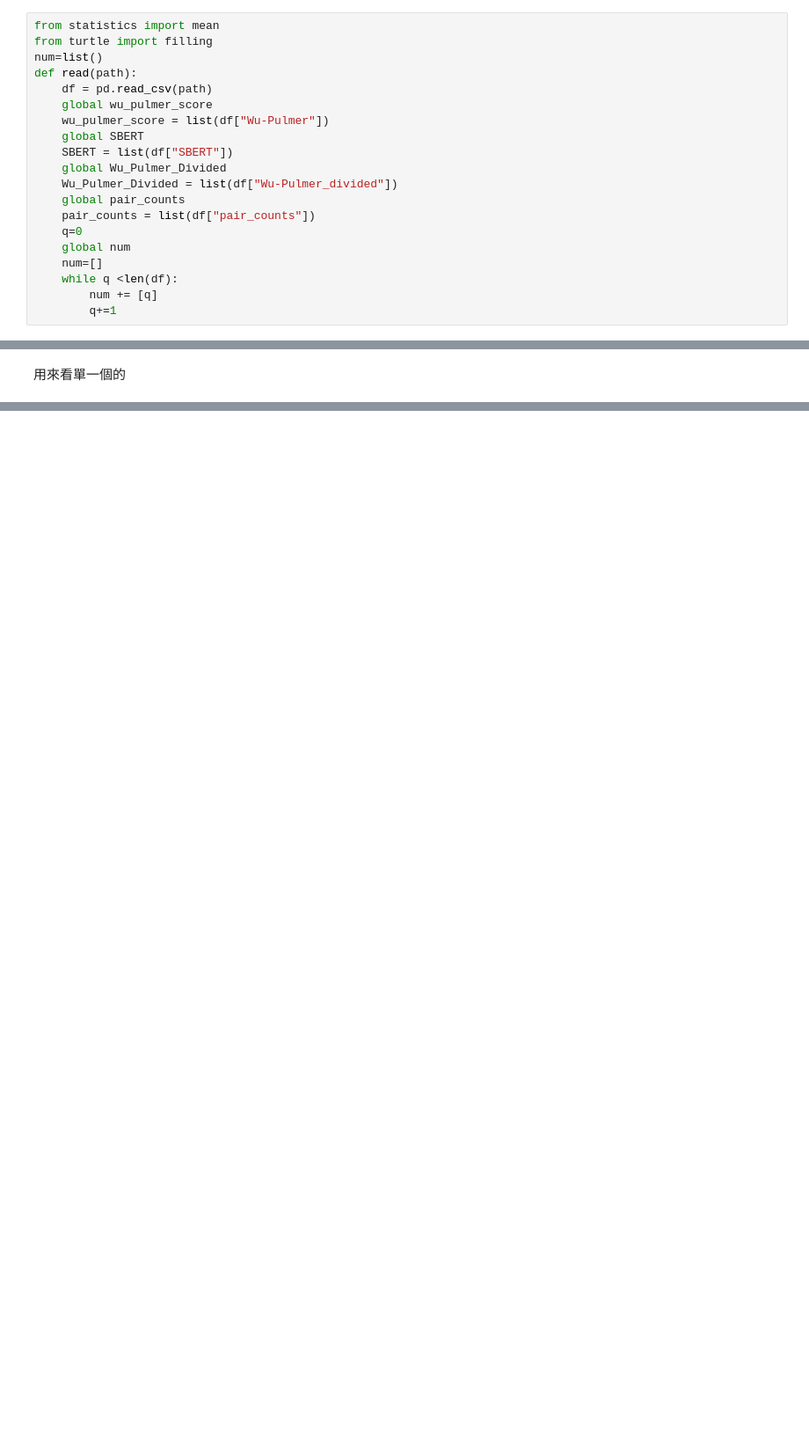
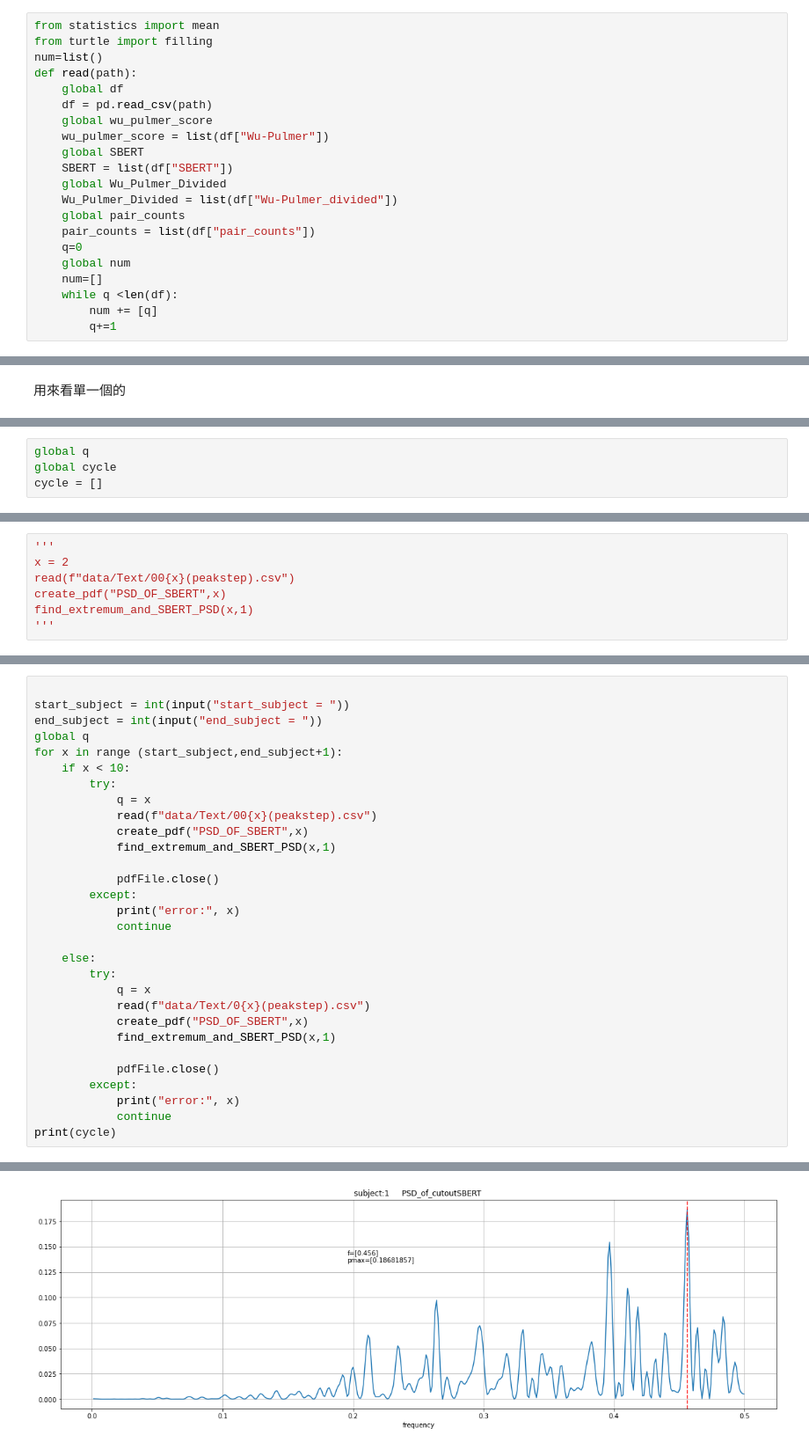
Before and after one commit to changtommy16/Semantic_SBERT, a Jupyter notebook: power_spectrum.ipynb, the cells around one changed output, grey strips where cells are left out. Shown at 88% size. Cells and saved outputs as stored; diff of their text form; blank space fills up the shorter version.

```diff
--- a/power_spectrum.ipynb
+++ b/power_spectrum.ipynb
@@ -21,6 +22,7 @@ from statistics import mean
 from turtle import filling
 num=list()
 def read(path):
+    global df
     df = pd.read_csv(path)
     global wu_pulmer_score
     wu_pulmer_score = list(df["Wu-Pulmer"])
@@ -212,0 +185,4 @@ plt.show()
+# %%
+global q
+global cycle
+cycle = []
@@ -212,0 +267,7 @@ plt.show()
+# %%
+'''
+x = 2
+read(f"data/Text/00{x}(peakstep).csv")
+create_pdf("PSD_OF_SBERT",x)
+find_extremum_and_SBERT_PSD(x,1)
+'''
@@ -212,0 +278,31 @@ plt.show()
+# %%
+
+start_subject = int(input("start_subject = "))
+end_subject = int(input("end_subject = "))
+global q
+for x in range (start_subject,end_subject+1):
+    if x < 10:
+        try:
+            q = x
+            read(f"data/Text/00{x}(peakstep).csv")
+            create_pdf("PSD_OF_SBERT",x)
+            find_extremum_and_SBERT_PSD(x,1)
+
+            pdfFile.close()
+        except:
+            print("error:", x)
+            continue
+
+    else:
+        try:
+            q = x
+            read(f"data/Text/0{x}(peakstep).csv")
+            create_pdf("PSD_OF_SBERT",x)
+            find_extremum_and_SBERT_PSD(x,1)
+
+            pdfFile.close()
+        except:
+            print("error:", x)
+            continue
+print(cycle)
+# %% [output]
@@ -212,0 +320 @@ plt.show()
+[figure, added]
```
Also changed, not shown: parts of 16 cells of this notebook, 4 other files.
